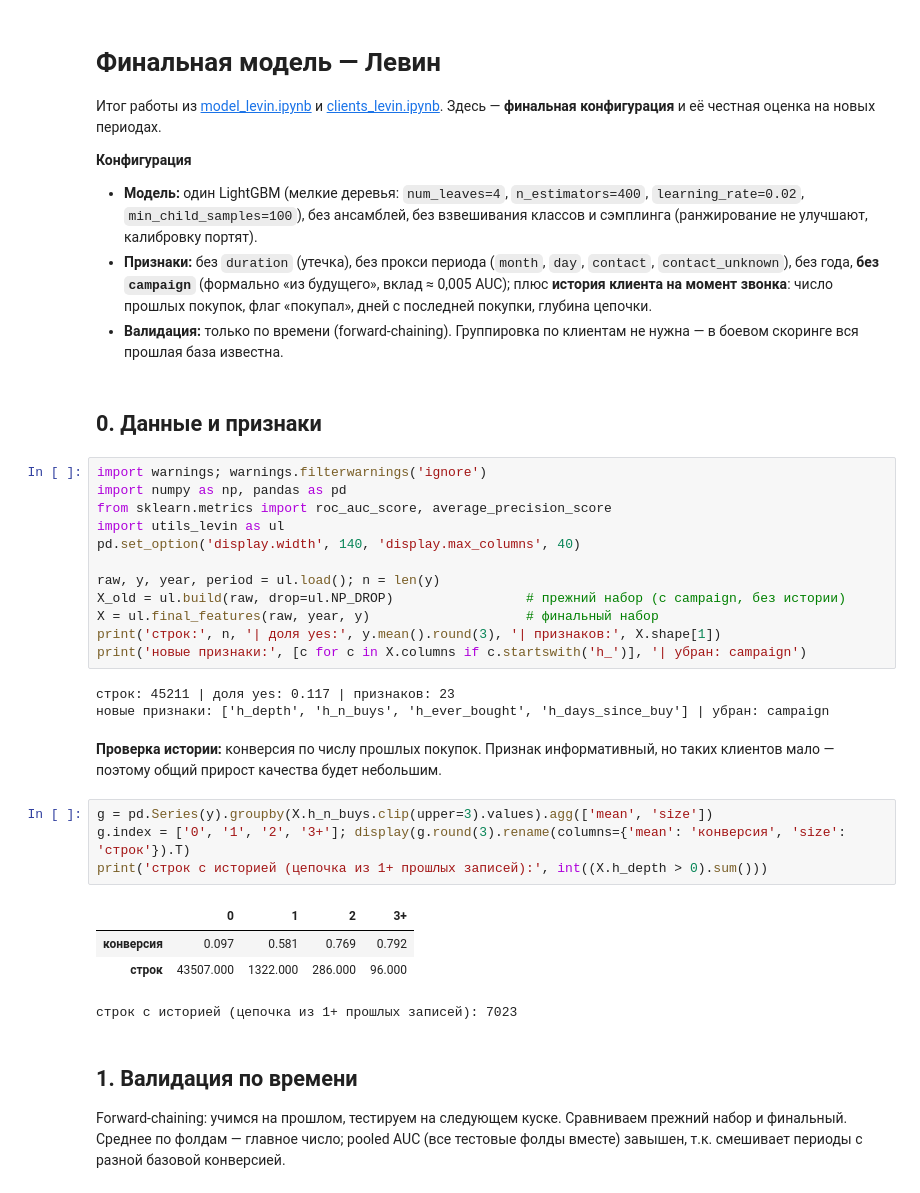
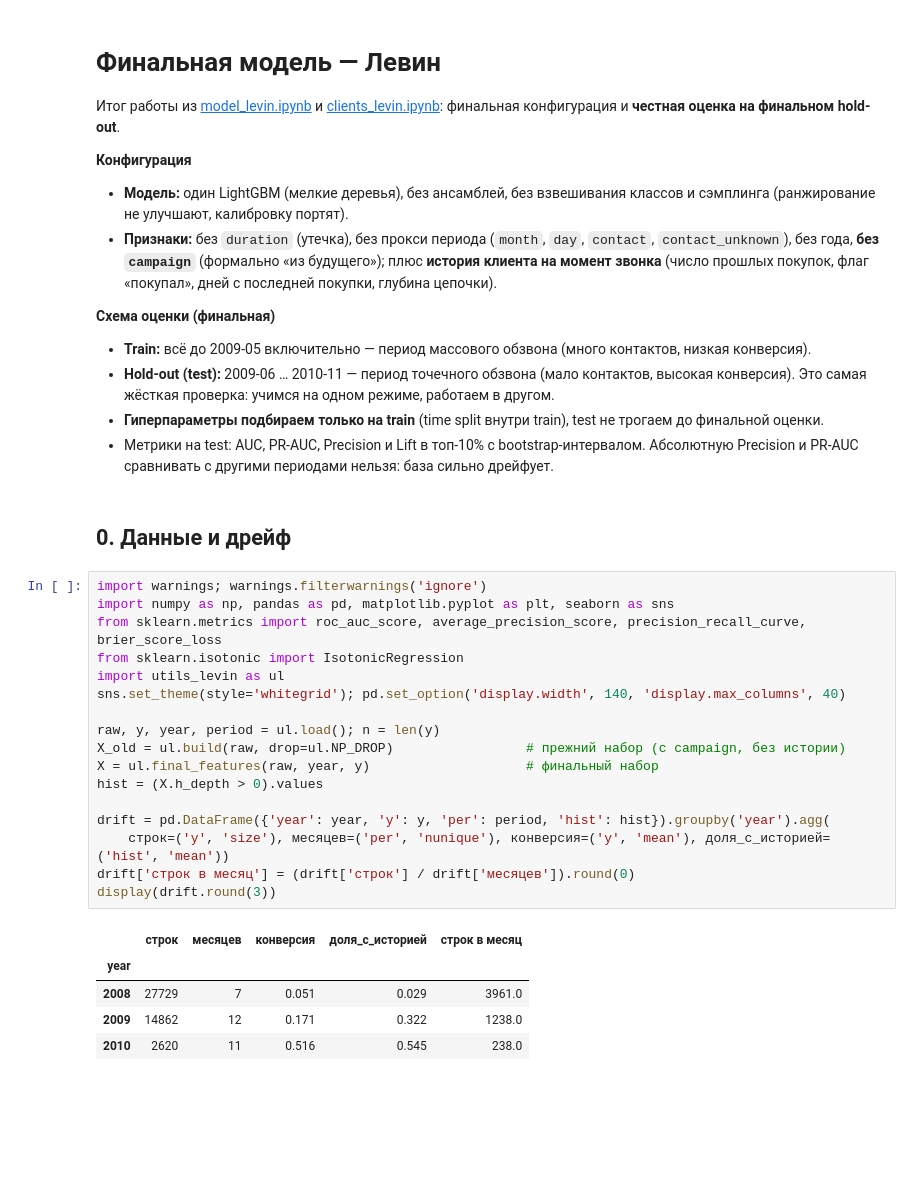
Before and after one commit to RafaelPozoyan/UrFU_project, a Jupyter notebook: final_levin.ipynb, the cells around one changed output. Saved outputs shown, nothing was run; the diff lists cells and outputs as text; blank space fills up the shorter version.

```diff
--- a/final_levin.ipynb
+++ b/final_levin.ipynb
@@ -1,39 +1,38 @@
 # %% [markdown]
 # Финальная модель — Левин
-Итог работы из [model_levin.ipynb](model_levin.ipynb) и [clients_levin.ipynb](clients_levin.ipynb). Здесь — **финальная конфигурация** и её честная оценка на новых периодах.
+Итог работы из [model_levin.ipynb](model_levin.ipynb) и [clients_levin.ipynb](clients_levin.ipynb): финальная конфигурация и **честная оценка на финальном hold-out**.
 
 **Конфигурация**
-- **Модель:** один LightGBM (мелкие деревья: `num_leaves=4`, `n_estimators=400`, `learning_rate=0.02`, `min_child_samples=100`), без ансамблей, без взвешивания классов и сэмплинга (ранжирование не улучшают, калибровку портят).
-- **Признаки:** без `duration` (утечка), без прокси периода (`month`, `day`, `contact`, `contact_unknown`), без года, **без `campaign`** (формально «из будущего», вклад ≈ 0,005 AUC); плюс **история клиента на момент звонка**: число прошлых покупок, флаг «покупал», дней с последней покупки, глубина цепочки.
-- **Валидация:** только по времени (forward-chaining). Группировка по клиентам не нужна — в боевом скоринге вся прошлая база известна.
+- **Модель:** один LightGBM (мелкие деревья), без ансамблей, без взвешивания классов и сэмплинга (ранжирование не улучшают, калибровку портят).
+- **Признаки:** без `duration` (утечка), без прокси периода (`month`, `day`, `contact`, `contact_unknown`), без года, **без `campaign`** (формально «из будущего»); плюс **история клиента на момент звонка** (число прошлых покупок, флаг «покупал», дней с последней покупки, глубина цепочки).
+
+**Схема оценки (финальная)**
+- **Train:** всё до 2009-05 включительно — период массового обзвона (много контактов, низкая конверсия).
+- **Hold-out (test):** 2009-06 … 2010-11 — период точечного обзвона (мало контактов, высокая конверсия). Это самая жёсткая проверка: учимся на одном режиме, работаем в другом.
+- **Гиперпараметры подбираем только на train** (time split внутри train), test не трогаем до финальной оценки.
+- Метрики на test: AUC, PR-AUC, Precision и Lift в топ-10% с bootstrap-интервалом. Абсолютную Precision и PR-AUC сравнивать с другими периодами нельзя: база сильно дрейфует.
 # %% [markdown]
-## 0. Данные и признаки
+## 0. Данные и дрейф
 # %%
 import warnings; warnings.filterwarnings('ignore')
-import numpy as np, pandas as pd
-from sklearn.metrics import roc_auc_score, average_precision_score
+import numpy as np, pandas as pd, matplotlib.pyplot as plt, seaborn as sns
+from sklearn.metrics import roc_auc_score, average_precision_score, precision_recall_curve, brier_score_loss
+from sklearn.isotonic import IsotonicRegression
 import utils_levin as ul
-pd.set_option('display.width', 140, 'display.max_columns', 40)
+sns.set_theme(style='whitegrid'); pd.set_option('display.width', 140, 'display.max_columns', 40)
 
 raw, y, year, period = ul.load(); n = len(y)
 X_old = ul.build(raw, drop=ul.NP_DROP)                 # прежний набор (с campaign, без истории)
 X = ul.final_features(raw, year, y)                    # финальный набор
-print('строк:', n, '| доля yes:', y.mean().round(3), '| признаков:', X.shape[1])
-print('новые признаки:', [c for c in X.columns if c.startswith('h_')], '| убран: campaign')
+hist = (X.h_depth > 0).values
+
+drift = pd.DataFrame({'year': year, 'y': y, 'per': period, 'hist': hist}).groupby('year').agg(
+    строк=('y', 'size'), месяцев=('per', 'nunique'), конверсия=('y', 'mean'), доля_с_историей=('hist', 'mean'))
+drift['строк в месяц'] = (drift['строк'] / drift['месяцев']).round(0)
+display(drift.round(3))
 # %% [output]
-строк: 45211 | доля yes: 0.117 | признаков: 23
-новые признаки: ['h_depth', 'h_n_buys', 'h_ever_bought', 'h_days_since_buy'] | убран: campaign
+|  | строк | месяцев | конверсия | доля_с_историей | строк в месяц |
+| year |  |  |  |  |  |
+| 2008 | 27729 | 7 | 0.051 | 0.029 | 3961.0 |
+| 2009 | 14862 | 12 | 0.171 | 0.322 | 1238.0 |
+| 2010 | 2620 | 11 | 0.516 | 0.545 | 238.0 |
-# %% [markdown]
-**Проверка истории:** конверсия по числу прошлых покупок. Признак информативный, но таких клиентов мало — поэтому общий прирост качества будет небольшим.
-# %%
-g = pd.Series(y).groupby(X.h_n_buys.clip(upper=3).values).agg(['mean', 'size'])
-g.index = ['0', '1', '2', '3+']; display(g.round(3).rename(columns={'mean': 'конверсия', 'size': 'строк'}).T)
-print('строк с историей (цепочка из 1+ прошлых записей):', int((X.h_depth > 0).sum()))
-# %% [output]
-|  | 0 | 1 | 2 | 3+ |
-| конверсия | 0.097 | 0.581 | 0.769 | 0.792 |
-| строк | 43507.000 | 1322.000 | 286.000 | 96.000 |
-строк с историей (цепочка из 1+ прошлых записей): 7023
-# %% [markdown]
-## 1. Валидация по времени
-Forward-chaining: учимся на прошлом, тестируем на следующем куске. Сравниваем прежний набор и финальный. Среднее по фолдам — главное число; pooled AUC (все тестовые фолды вместе) завышен, т.к. смешивает периоды с разной базовой конверсией.
```
Also changed, not shown: parts of 22 cells of this notebook.
